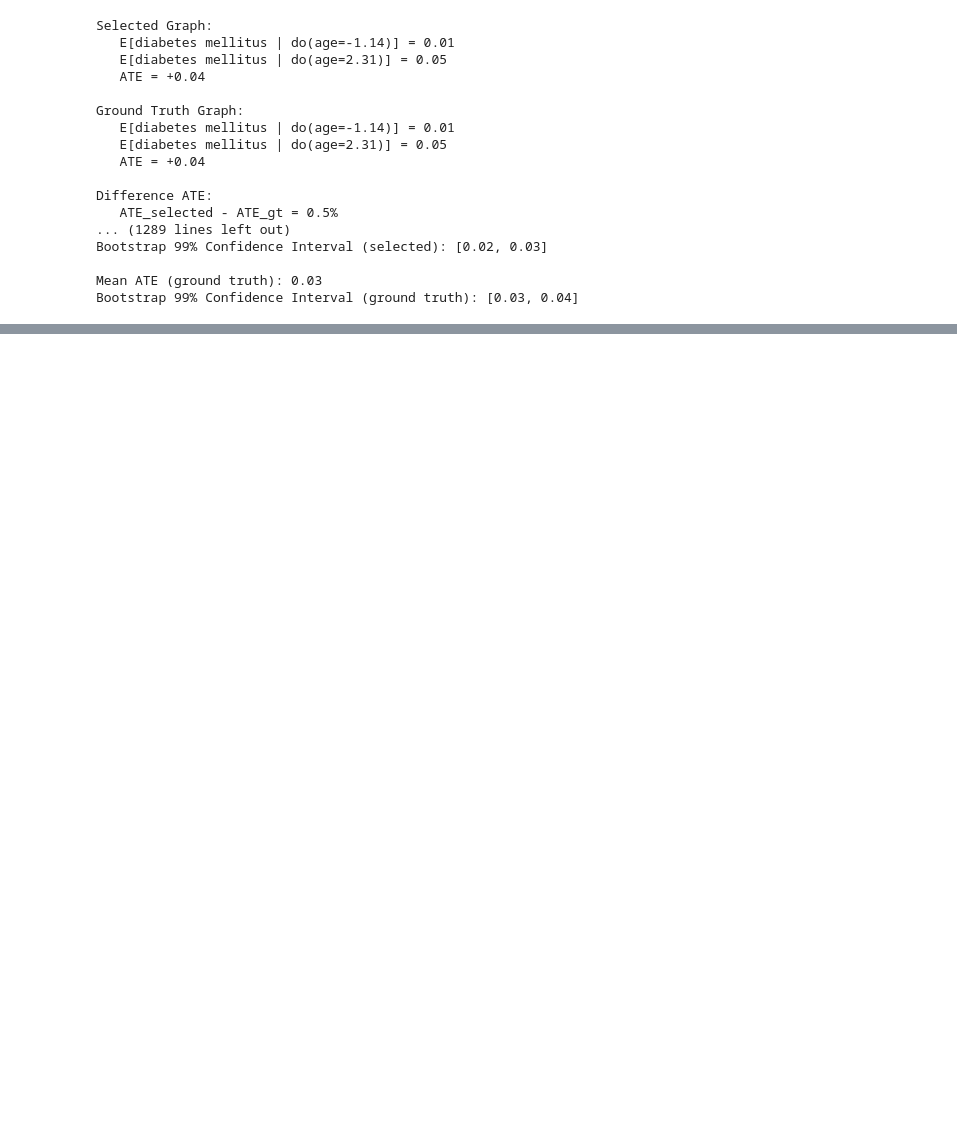
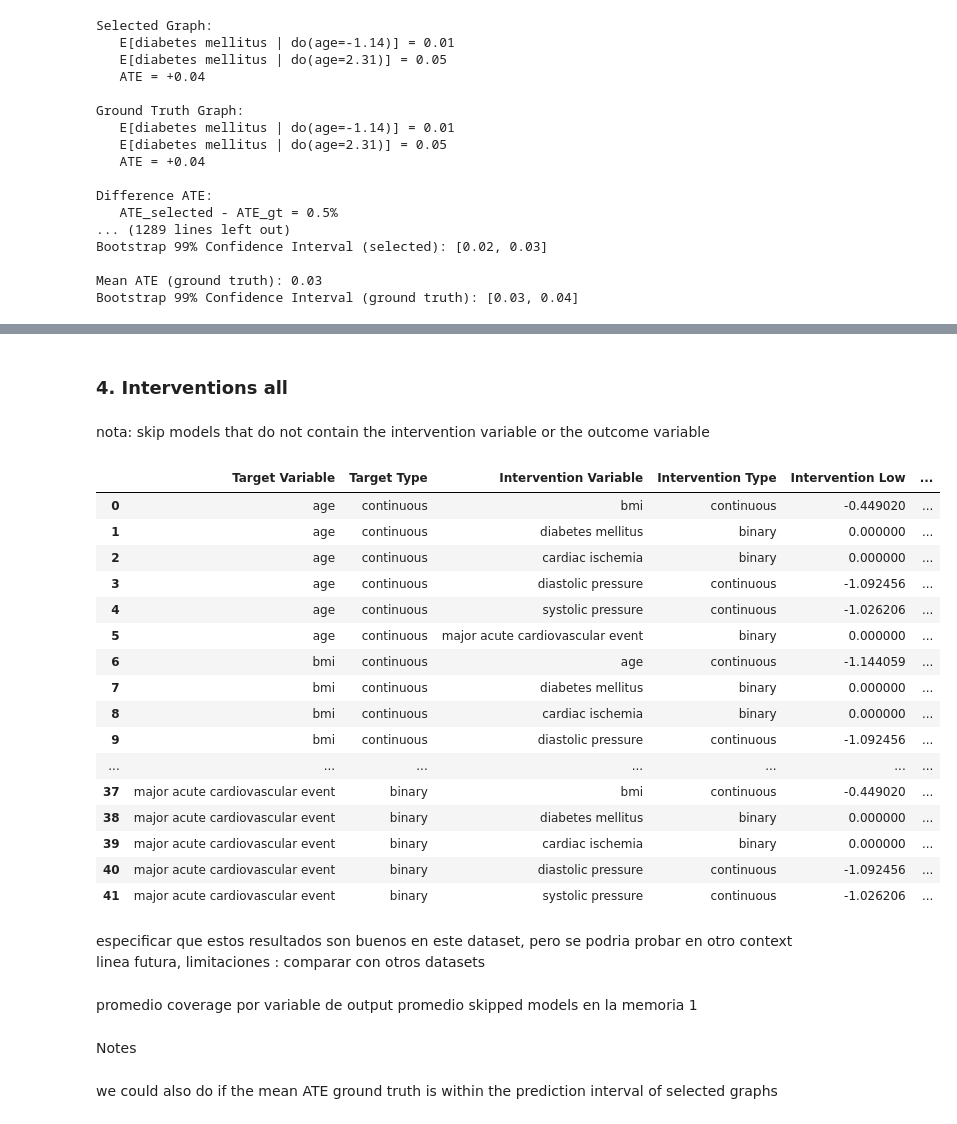
Before and after one commit to albamoleroo/causality_llms, a Jupyter notebook: docs/notebooks/causalnsf_alba_interventions_only.ipynb, the cells around one changed output, grey strips where cells are left out. Saved outputs shown, nothing was run; the diff lists cells and outputs as text; code cells hidden in the pictures; blank space fills up the shorter version.

```diff
--- a/docs/notebooks/causalnsf_alba_interventions_only.ipynb
+++ b/docs/notebooks/causalnsf_alba_interventions_only.ipynb
@@ -446,4 +447,4 @@ intervention_values = [24.0, 30.0]  # BMI low vs high, obesity vs non obesity
 intervention_values = [float((val - bmi_mean) / bmi_std) for val in intervention_values]
 intervention_values
 
-outcome_var='systolic pressure',
+outcome_var='systolic pressure'
@@ -613,0 +1148,2 @@ Bootstrap 99% Confidence Interval (ground truth): [0.03, 0.04]
+# %% [markdown]
+### 4. Interventions all
@@ -613,0 +1200,51 @@ Bootstrap 99% Confidence Interval (ground truth): [0.03, 0.04]
+# %% [markdown]
+nota: skip models that do not contain the intervention variable or the outcome variable
+# %%
+rows = []
+for target_var, interventions in all_targets_results.items():
+    for intervention_var, results in interventions.items():
+        rows.append({
+            'Target Variable': target_var,
+            'Target Type': 'continuous' if target_var in continuous_vars else 'binary',
+            'Intervention Variable': intervention_var,
+            'Intervention Type': results['variable_type'],
+            'Intervention Low': results['intervention_values'][0],
+            'Intervention High': results['intervention_values'][1],
+            'Coverage Gaussian 95%': results['coverage_gaussian_95'],
+            'Coverage Bootstrap 95%': results['coverage_bootstrap'],
+            'Valid Models': results['valid_models'],
+            'Skipped Models': results['skipped_models']
+        })
+
+# Create comprehensive DataFrame
+df_all_interventions = pd.DataFrame(rows)
+df_all_interventions
+# %% [output]
+|  | Target Variable | Target Type | Intervention Variable | Intervention Type | Intervention Low | ... |
+| 0 | age | continuous | bmi | continuous | -0.449020 | ... |
+| 1 | age | continuous | diabetes mellitus | binary | 0.000000 | ... |
+| 2 | age | continuous | cardiac ischemia | binary | 0.000000 | ... |
+| 3 | age | continuous | diastolic pressure | continuous | -1.092456 | ... |
+| 4 | age | continuous | systolic pressure | continuous | -1.026206 | ... |
+| 5 | age | continuous | major acute cardiovascular event | binary | 0.000000 | ... |
+| 6 | bmi | continuous | age | continuous | -1.144059 | ... |
+| 7 | bmi | continuous | diabetes mellitus | binary | 0.000000 | ... |
+| 8 | bmi | continuous | cardiac ischemia | binary | 0.000000 | ... |
+| 9 | bmi | continuous | diastolic pressure | continuous | -1.092456 | ... |
+| ... | ... | ... | ... | ... | ... | ... |
+| 37 | major acute cardiovascular event | binary | bmi | continuous | -0.449020 | ... |
+| 38 | major acute cardiovascular event | binary | diabetes mellitus | binary | 0.000000 | ... |
+| 39 | major acute cardiovascular event | binary | cardiac ischemia | binary | 0.000000 | ... |
+| 40 | major acute cardiovascular event | binary | diastolic pressure | continuous | -1.092456 | ... |
+| 41 | major acute cardiovascular event | binary | systolic pressure | continuous | -1.026206 | ... |
+# %% [markdown]
+especificar que estos resultados son buenos en este dataset, pero se podria probar en otro context
+linea futura, limitaciones : comparar con otros datasets
+# %% [markdown]
+promedio coverage por variable de output
+promedio
+skipped models en la memoria 1
+# %% [markdown]
+Notes
+# %% [markdown]
+we could also do if the mean ATE ground truth is within the prediction interval of selected graphs
```
Also changed, not shown: parts of 45 cells of this notebook, 18 other files.
